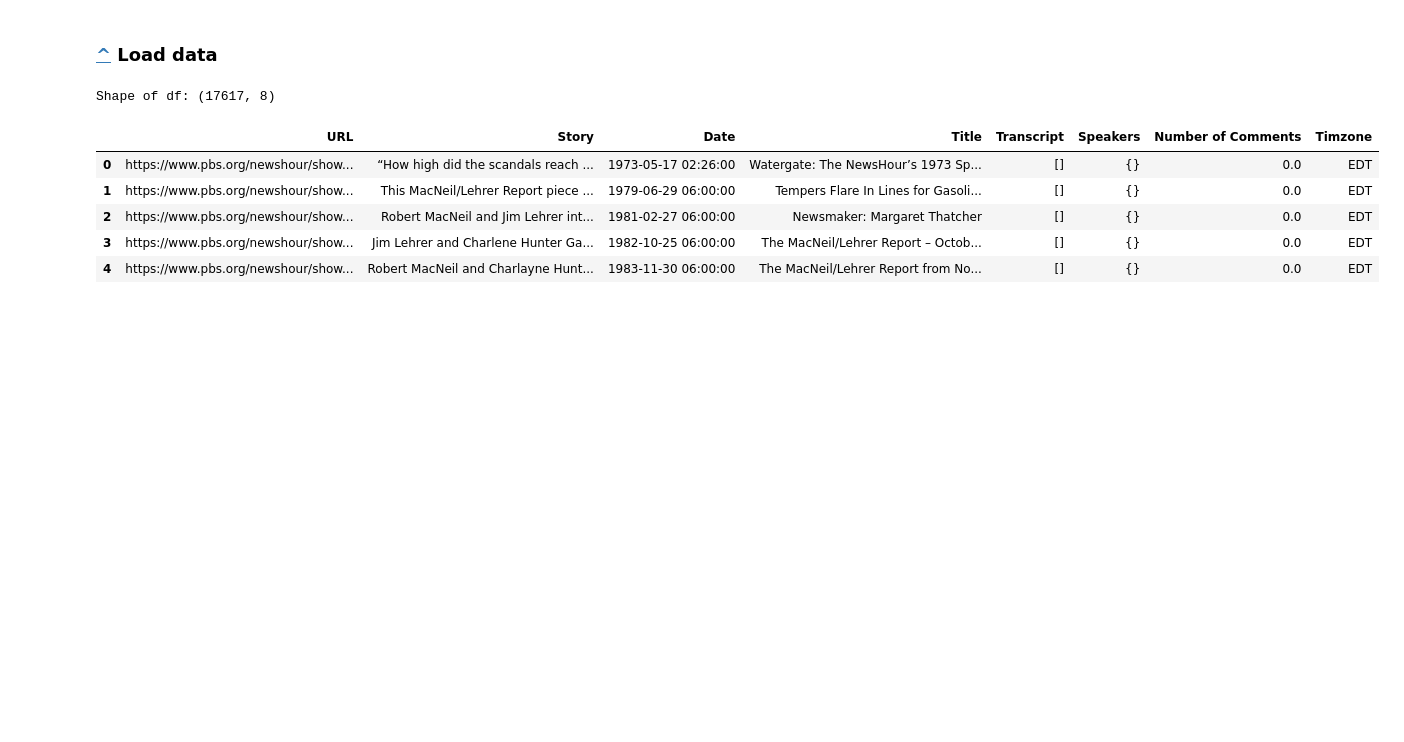
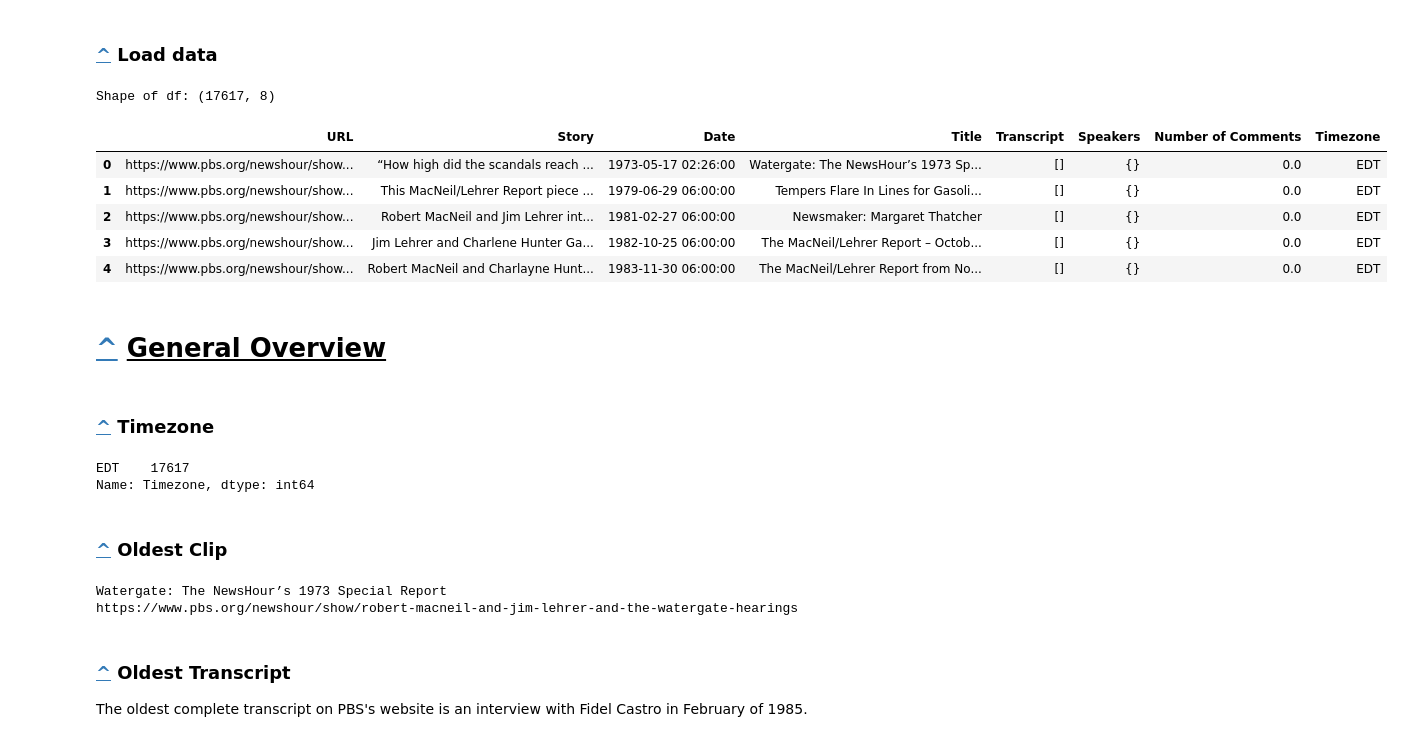
Before and after one commit to pstetz/PBS-Newshour, a Jupyter notebook: analysis.ipynb, the cells around one changed output. Cells and saved outputs as stored; diff of their text form; code cells hidden in the pictures; blank space fills up the shorter version.

```diff
--- a/analysis.ipynb
+++ b/analysis.ipynb
@@ -118,18 +120,51 @@ class color:
 # %%
 dateparse = lambda x: pd.datetime.strptime(x, "%Y-%m-%d %H:%M:%S")
 
 df = pd.read_csv("data/PBS-newhour-clean.csv", parse_dates=['Date'], date_parser=dateparse)
 for col in ["Transcript", "Story", "Speakers"]:
     df[col] = df[col].map(string_literal)
 
+df.Speakers = df.Speakers.map(set)
+
 print("Shape of df:", df.shape)
 df.head()
 # %% [output]
 Shape of df: (17617, 8)
-|  | URL | Story | Date | Title | Transcript | Speakers | Number of Comments | Timzone |
+|  | URL | Story | Date | Title | Transcript | Speakers | Number of Comments | Timezone |
 | 0 | https://www.pbs.org/newshour/show... | “How high did the scandals reach ... | 1973-05-17 02:26:00 | Watergate: The NewsHour’s 1973 Sp... | [] | {} | 0.0 | EDT |
 | 1 | https://www.pbs.org/newshour/show... | This MacNeil/Lehrer Report piece ... | 1979-06-29 06:00:00 | Tempers Flare In Lines for Gasoli... | [] | {} | 0.0 | EDT |
 | 2 | https://www.pbs.org/newshour/show... | Robert MacNeil and Jim Lehrer int... | 1981-02-27 06:00:00 | Newsmaker: Margaret Thatcher | [] | {} | 0.0 | EDT |
 | 3 | https://www.pbs.org/newshour/show... | Jim Lehrer and Charlene Hunter Ga... | 1982-10-25 06:00:00 | The MacNeil/Lehrer Report – Octob... | [] | {} | 0.0 | EDT |
 | 4 | https://www.pbs.org/newshour/show... | Robert MacNeil and Charlayne Hunt... | 1983-11-30 06:00:00 | The MacNeil/Lehrer Report from No... | [] | {} | 0.0 | EDT |
+# %% [markdown]
+<a id="general"></a>
+
+# [^](#toc) <u>General Overview</u>
+# %% [markdown]
+<a id="timezone"></a>
+
+### [^](#toc) Timezone
+# %%
+df.Timezone.value_counts()
+# %% [output]
+EDT    17617
+Name: Timezone, dtype: int64
+# %% [markdown]
+<a id="oldest_clip"></a>
+
+### [^](#toc) Oldest Clip
+# %%
+temp = df.iloc[0]
+
+print(temp.Title)
+print(temp.URL)
+# %% [output]
+Watergate: The NewsHour’s 1973 Special Report
+https://www.pbs.org/newshour/show/robert-macneil-and-jim-lehrer-and-the-watergate-hearings
+# %% [markdown]
+<a id="oldest_transcript"></a>
+
+### [^](#toc) Oldest Transcript
+
+The oldest complete transcript on PBS's website is an interview with Fidel Castro in February of 1985.
 # %%
```
Also changed, not shown: parts of 10 cells of this notebook, 3 other files.
